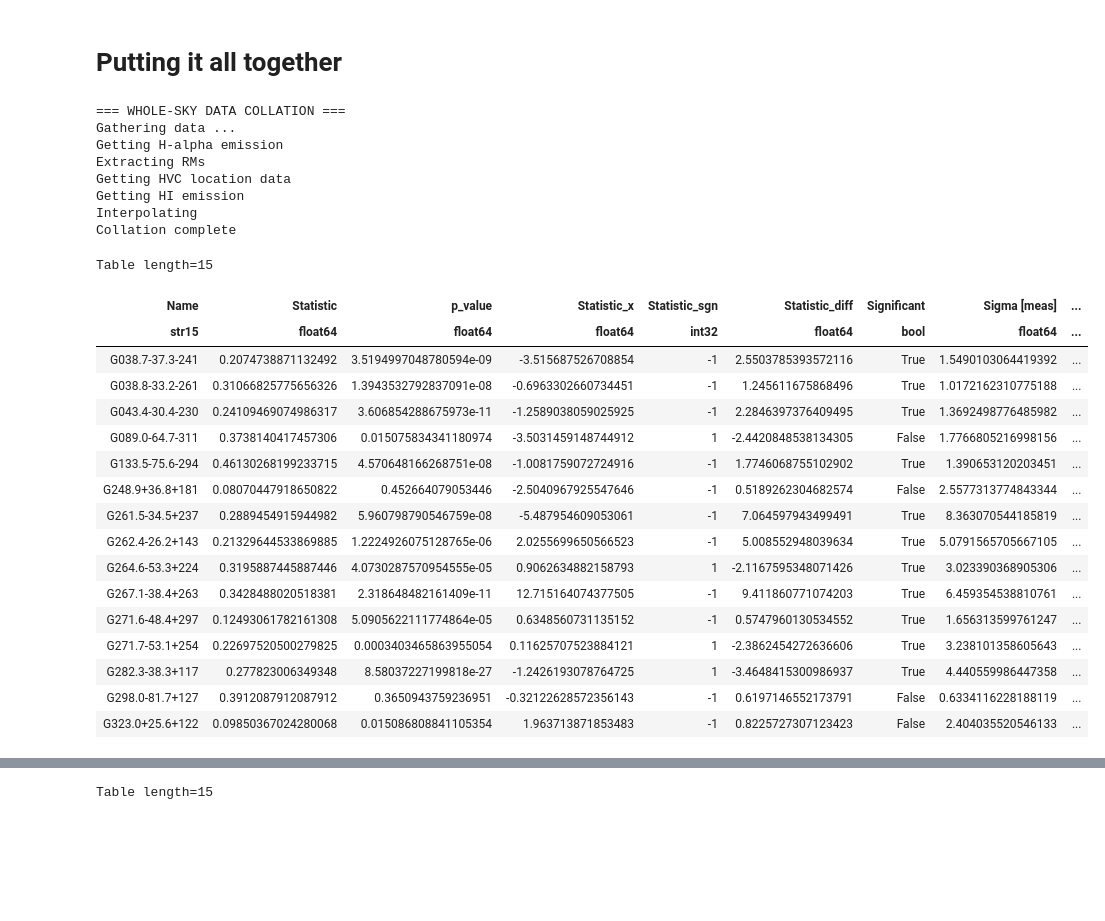
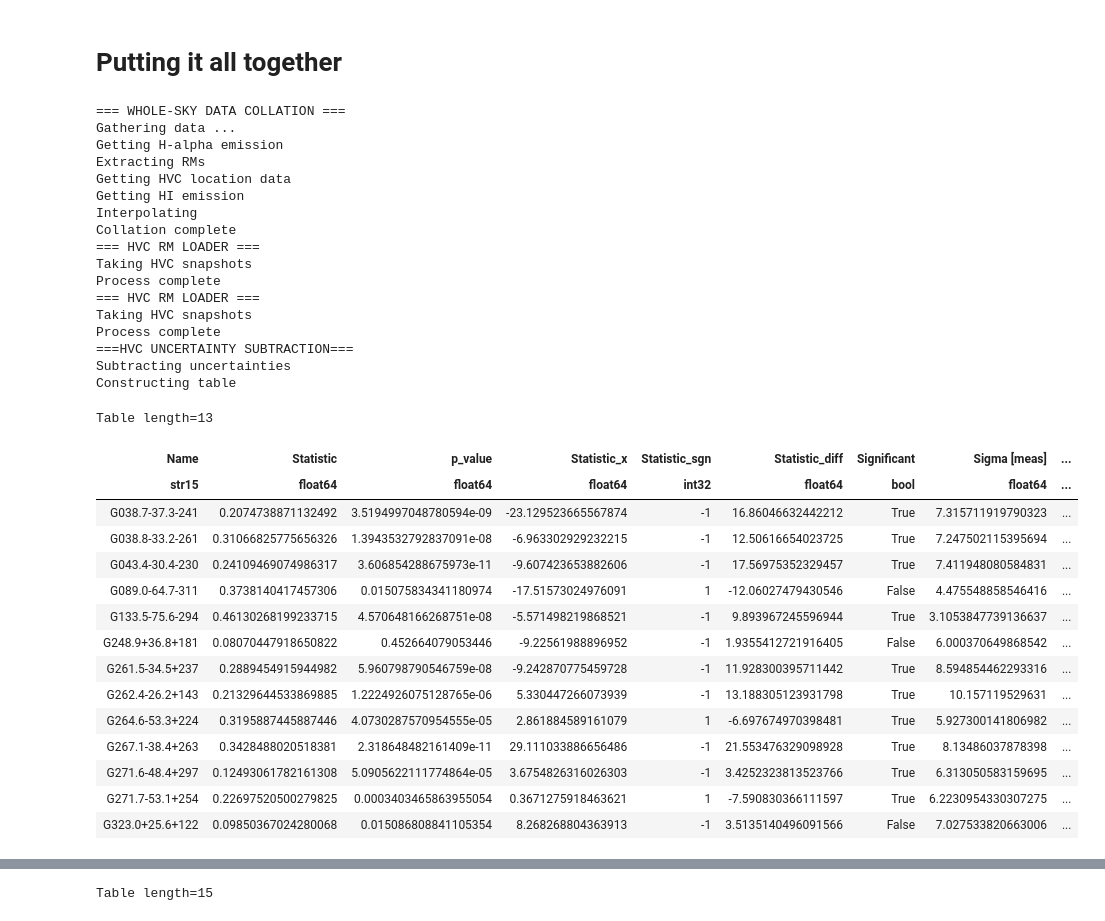
Before and after one commit to Olivex727/hvc-magnetic-honours-programs, a Jupyter notebook: synthesis/variance_subtraction.ipynb, the cells around one changed output, grey strips where cells are left out. Drawn from its saved outputs; the diff is of its cells as text; code cells hidden in the pictures; blank space fills up the shorter version.

Commit message:
Variance subtraction corrected

```diff
--- a/synthesis/variance_subtraction.ipynb
+++ b/synthesis/variance_subtraction.ipynb
@@ -11,7 +11,7 @@ from astropy.table import vstack
 
 collated_data = collator.data_whole_sky(False, load_data=["../data_processed/proc_rms","../data_processed/proc_hvcs"], h1_img="../data_catalog/hi4pi-hvc-nhi-car.fits", override_RMs=True)
 
-master_hvcs = hvcl.load_HVCs(collated_data, hvc_indicies=[0, 1, 2, 3, 4, 5, 6, 7, 9, 10, 12, 13, 16, 22, 24])
+master_hvcs = hvcl.load_HVCs(collated_data, hvc_indicies=[0, 1, 2, 3, 4, 5, 6, 7, 9, 10, 12, 13, 24])
 # %% [output]
 === WHOLE-SKY DATA COLLATION ===
 Gathering data ...
@@ -192,46 +192,53 @@ Table length=15
 # %%
 import sys
 sys.path.append('C://Users/olive/OneDrive - Australian National University/Honours-Olivia/Programs/honours/standard_modules')
 sys.path.append('C://Users/olive/OneDrive - Australian National University/Honours-Olivia/Programs/honours/project')
 
 from collation import collator, hvc_snapshot as snap, collation_tools as ct
-from synthesis import hvc_looper as hvcl, magnetic_field_derivation as mfd, KStest, uncertainty_subtraction as us
+from synthesis import hvc_looper as hvcl, magnetic_field_derivation as mfd, KStest, uncertainty_subtraction as us, calculate as calc
 
-collated_data = collator.data_whole_sky(False, load_data=["../data_processed/proc_rms","../data_processed/proc_hvcs_filtered"], h1_img="../data_catalog/hi4pi-hvc-nhi-car.fits", override_RMs=True)
+collated_data = collator.data_whole_sky(False, load_data=["../data_processed/proc_rms","../data_processed/proc_hvcs"], h1_img="../data_catalog/hi4pi-hvc-nhi-car.fits", override_RMs=True)
 
-#master_hvcs = hvcl.manual_filter_HVCs(collated_data, hvc_indicies=[0, 1, 2, 3, 4, 5, 6, 7, 9, 10, 12, 13, 16, 22, 24])
+master_hvcs = hvcl.load_HVCs(collated_data, [0, 1, 2, 3, 4, 5, 6, 7, 9, 10, 12, 13, 24], "../data_processed/hvc_rms/")
 
-#results = hvcl.uncertainty_subtract_HVCs(collated_data, filter_significant=False, hvc_indicies=[0, 1, 2, 3, 4, 5, 6, 7, 9, 10, 12, 13, 16, 22, 24])#, save_file="", filter_significant=False)
+results = hvcl.uncertainty_subtract_HVCs(collated_data, filter_significant=False, hvc_indicies=[0, 1, 2, 3, 4, 5, 6, 7, 9, 10, 12, 13, 24])#, save_file="")
 
-results = ct.read_processed("../data_processed/results_pre")
+#results = ct.read_processed("../data_processed/results_pre")
 results_filtered = us.filter_significant(results)
 
 #collated_data['HVCs']
 results
 # %% [output]
 === WHOLE-SKY DATA COLLATION ===
 Gathering data ...
 Getting H-alpha emission
 Extracting RMs
 Getting HVC location data
 Getting HI emission
 Interpolating
 Collation complete
+=== HVC RM LOADER ===
+Taking HVC snapshots
+Process complete
+=== HVC RM LOADER ===
+Taking HVC snapshots
+Process complete
+===HVC UNCERTAINTY SUBTRACTION===
+Subtracting uncertainties
+Constructing table
-Table length=15
+Table length=13
 | Name | Statistic | p_value | Statistic_x | Statistic_sgn | Statistic_diff | Significant | Sigma [meas] | ... |
 | str15 | float64 | float64 | float64 | int32 | float64 | bool | float64 | ... |
-| G038.7-37.3-241 | 0.2074738871132492 | 3.5194997048780594e-09 | -3.515687526708854 | -1 | 2.5503785393572116 | True | 1.5490103064419392 | ... |
-| G038.8-33.2-261 | 0.31066825775656326 | 1.3943532792837091e-08 | -0.6963302660734451 | -1 | 1.245611675868496 | True | 1.0172162310775188 | ... |
-| G043.4-30.4-230 | 0.24109469074986317 | 3.606854288675973e-11 | -1.2589038059025925 | -1 | 2.2846397376409495 | True | 1.3692498776485982 | ... |
-| G089.0-64.7-311 | 0.3738140417457306 | 0.015075834341180974 | -3.5031459148744912 | 1 | -2.4420848538134305 | False | 1.7766805216998156 | ... |
-| G133.5-75.6-294 | 0.46130268199233715 | 4.570648166268751e-08 | -1.0081759072724916 | -1 | 1.7746068755102902 | True | 1.390653120203451 | ... |
-| G248.9+36.8+181 | 0.08070447918650822 | 0.452664079053446 | -2.5040967925547646 | -1 | 0.5189262304682574 | False | 2.5577313774843344 | ... |
-| G261.5-34.5+237 | 0.2889454915944982 | 5.960798790546759e-08 | -5.487954609053061 | -1 | 7.064597943499491 | True | 8.363070544185819 | ... |
-| G262.4-26.2+143 | 0.21329644533869885 | 1.2224926075128765e-06 | 2.0255699650566523 | -1 | 5.008552948039634 | True | 5.0791565705667105 | ... |
-| G264.6-53.3+224 | 0.3195887445887446 | 4.0730287570954555e-05 | 0.9062634882158793 | 1 | -2.1167595348071426 | True | 3.023390368905306 | ... |
-| G267.1-38.4+263 | 0.3428488020518381 | 2.318648482161409e-11 | 12.715164074377505 | -1 | 9.411860771074203 | True | 6.459354538810761 | ... |
-| G271.6-48.4+297 | 0.12493061782161308 | 5.0905622111774864e-05 | 0.6348560731135152 | -1 | 0.5747960130534552 | True | 1.656313599761247 | ... |
-| G271.7-53.1+254 | 0.22697520500279825 | 0.0003403465863955054 | 0.11625707523884121 | 1 | -2.3862454272636606 | True | 3.238101358605643 | ... |
-| G282.3-38.3+117 | 0.277823006349348 | 8.58037227199818e-27 | -1.2426193078764725 | 1 | -3.4648415300986937 | True | 4.440559986447358 | ... |
-| G298.0-81.7+127 | 0.3912087912087912 | 0.3650943759236951 | -0.32122628572356143 | -1 | 0.6197146552173791 | False | 0.6334116228188119 | ... |
-| G323.0+25.6+122 | 0.09850367024280068 | 0.015086808841105354 | 1.963713871853483 | -1 | 0.8225727307123423 | False | 2.404035520546133 | ... |
+| G038.7-37.3-241 | 0.2074738871132492 | 3.5194997048780594e-09 | -23.129523665567874 | -1 | 16.86046632442212 | True | 7.315711919790323 | ... |
+| G038.8-33.2-261 | 0.31066825775656326 | 1.3943532792837091e-08 | -6.963302929232215 | -1 | 12.50616654023725 | True | 7.247502115395694 | ... |
+| G043.4-30.4-230 | 0.24109469074986317 | 3.606854288675973e-11 | -9.607423653882606 | -1 | 17.56975352329457 | True | 7.411948080584831 | ... |
+| G089.0-64.7-311 | 0.3738140417457306 | 0.015075834341180974 | -17.51573024976091 | 1 | -12.06027479430546 | False | 4.475548858546416 | ... |
+| G133.5-75.6-294 | 0.46130268199233715 | 4.570648166268751e-08 | -5.571498219868521 | -1 | 9.893967245596944 | True | 3.1053847739136637 | ... |
+| G248.9+36.8+181 | 0.08070447918650822 | 0.452664079053446 | -9.22561988896952 | -1 | 1.9355412721916405 | False | 6.000370649868542 | ... |
+| G261.5-34.5+237 | 0.2889454915944982 | 5.960798790546759e-08 | -9.242870775459728 | -1 | 11.928300395711442 | True | 8.594854462293316 | ... |
+| G262.4-26.2+143 | 0.21329644533869885 | 1.2224926075128765e-06 | 5.330447266073939 | -1 | 13.188305123931798 | True | 10.157119529631 | ... |
+| G264.6-53.3+224 | 0.3195887445887446 | 4.0730287570954555e-05 | 2.861884589161079 | 1 | -6.697674970398481 | True | 5.927300141806982 | ... |
+| G267.1-38.4+263 | 0.3428488020518381 | 2.318648482161409e-11 | 29.111033886656486 | -1 | 21.553476329098928 | True | 8.13486037878398 | ... |
+| G271.6-48.4+297 | 0.12493061782161308 | 5.0905622111774864e-05 | 3.6754826316026303 | -1 | 3.4252323813523766 | True | 6.313050583159695 | ... |
+| G271.7-53.1+254 | 0.22697520500279825 | 0.0003403465863955054 | 0.3671275918463621 | 1 | -7.590830366111597 | True | 6.2230954330307275 | ... |
+| G323.0+25.6+122 | 0.09850367024280068 | 0.015086808841105354 | 8.268268804363913 | -1 | 3.5135140496091566 | False | 7.027533820663006 | ... |
```
Also changed, not shown: parts of 1 cell of this notebook, 5 other files.
